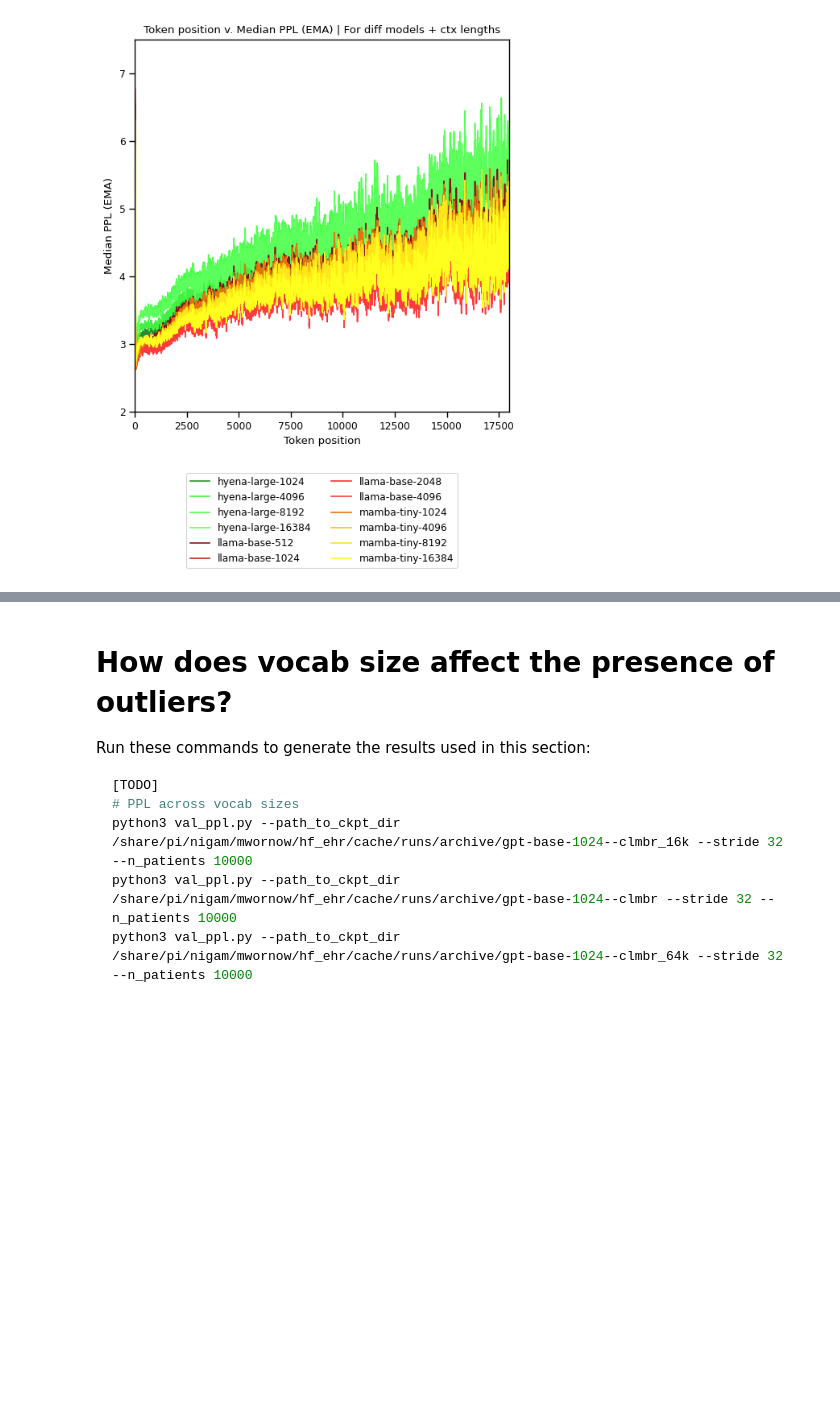
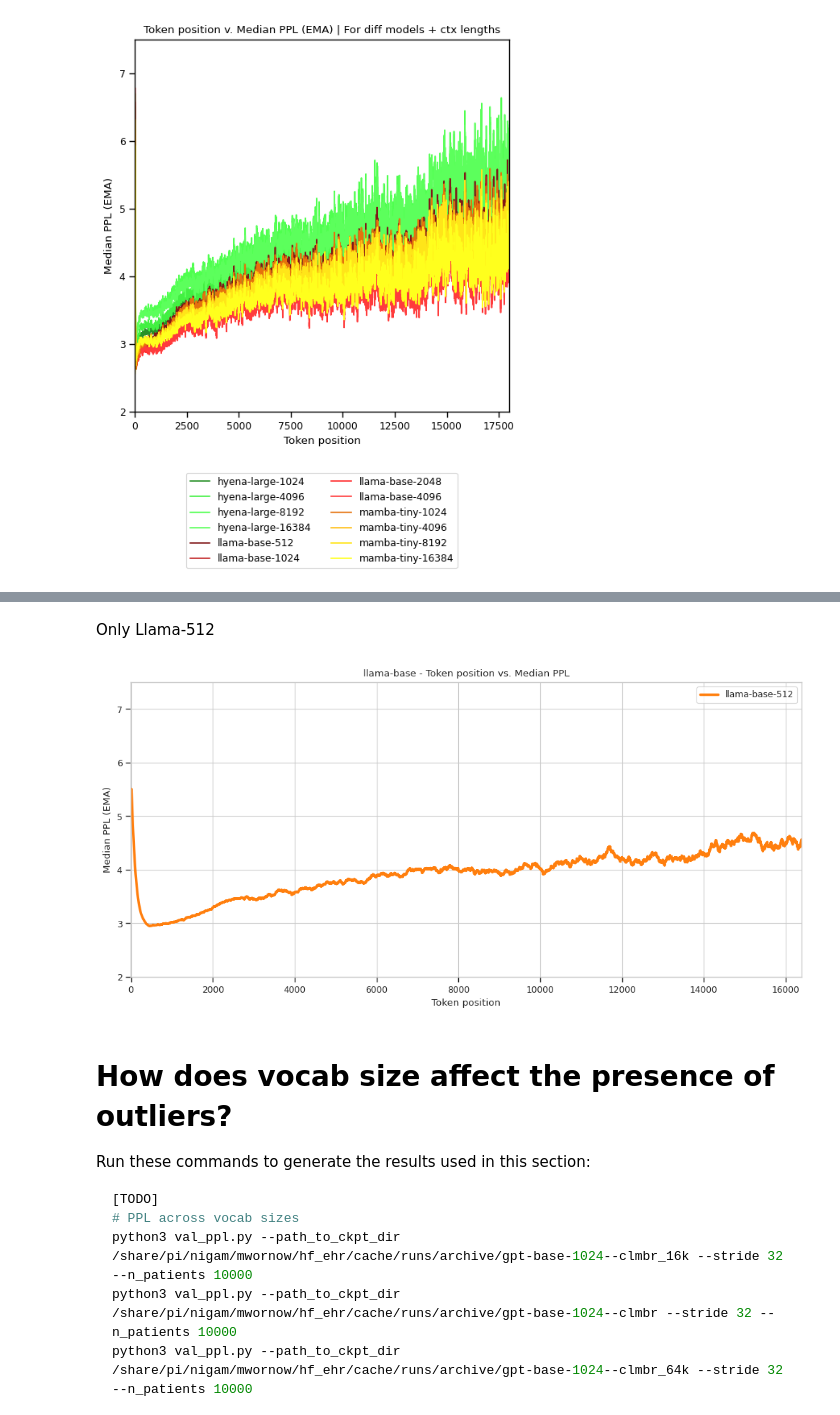
Before and after one commit to som-shahlab/hf_ehr, a Jupyter notebook: hf_ehr/notebooks/val_ppl_plots.ipynb, the cells around one changed output, grey strips where cells are left out. Cells and saved outputs as stored; diff of their text form; code cells hidden in the pictures; blank space fills up the shorter version.

```diff
--- a/hf_ehr/notebooks/val_ppl_plots.ipynb
+++ b/hf_ehr/notebooks/val_ppl_plots.ipynb
@@ -835,3 +869,47 @@ plt.show()
+# %% [markdown]
+Only Llama-512
+# %%
+# Set the Seaborn theme
+sns.set_style('whitegrid', rc={
+    'xtick.bottom': True,
+    'ytick.left': True,
+})
+
+max_x = {
+    'gpt-base': 24,
+    'mamba-tiny': 7.5,
+    'hyena-large': 7.5,
+    'llama-base': 7.5
+}
+tab10_colors = sns.color_palette("tab10")
+# models = ['gpt-base', 'hyena-large', 'llama-base', 'mamba-tiny']
+models = ['llama-base']
+context_lengths = [512]
+
+# Create subplots (2x2 grid)
+fig, ax = plt.subplots(1, 1, figsize=(10,5))
+# axes = axes.flatten()  # Flatten the 2D array of axes into a 1D array for easy iteration
+
+
+color = tab10_colors[1]
+# Plot the data for the current model and context length using Seaborn
+sns.lineplot(x=df_models__pos_to_ppl[(m, k)]['token_idx'],
+                y=df_models__pos_to_ppl[(m, k)]['ema_median'],
+                label=f'{m}-{k}', ax=ax, color=color, linewidth=2.5)
+
+# Set labels, title, and limits for each subplot
+ax.set_xlabel('Token position')
+ax.set_ylabel('Median PPL (EMA)')
+ax.set_title(f'{m} - Token position vs. Median PPL')
+ax.set_xlim(-10, 16384)
+ax.set_ylim(2, max_x[m])
+ax.legend(loc='upper right')
+
+# Adjust layout to ensure plots don't overlap
+plt.tight_layout()
+plt.show()
+# %% [output]
+[figure, added]
 # %% [markdown]
 # How does vocab size affect the presence of outliers?
 
```
Also changed, not shown: parts of 7 cells of this notebook.
